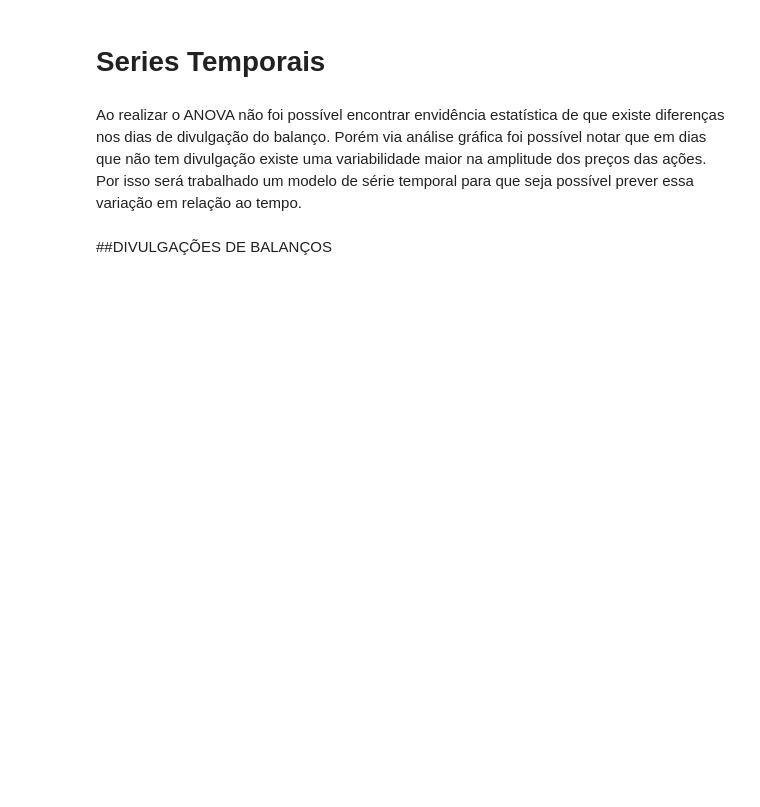
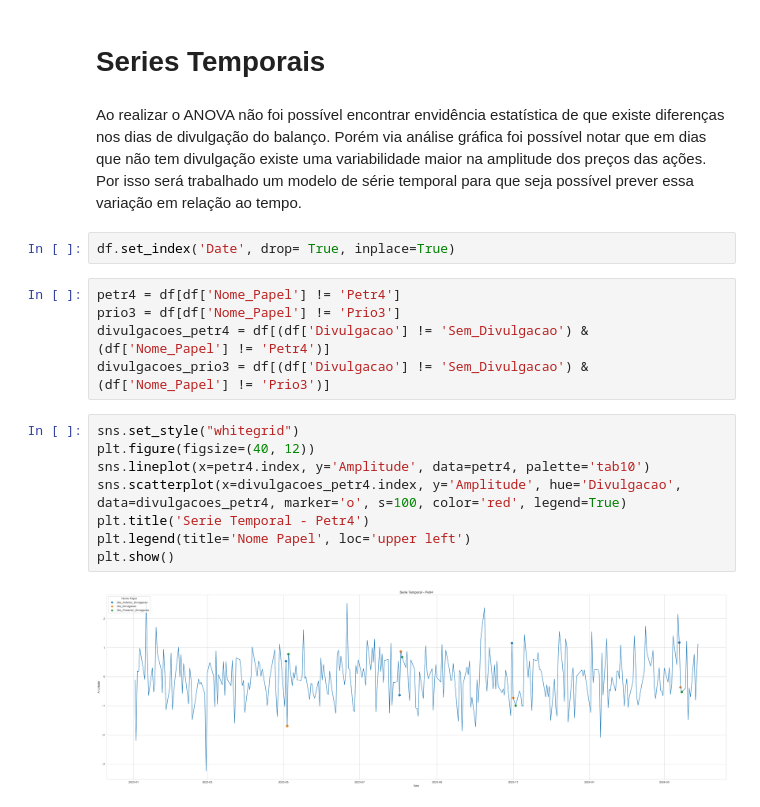
Before and after one commit to MatSchualtz/TCC, a Jupyter notebook: TCC.ipynb, the cells around one changed output. Saved outputs shown, nothing was run; the diff lists cells and outputs as text; blank space fills up the shorter version.

```diff
--- a/TCC.ipynb
+++ b/TCC.ipynb
@@ -251,5 +270,20 @@ Da mesma maneira que o teste anterior o Pvalor ficou alto, apontando que não ex
 # Series Temporais
 # %% [markdown]
 Ao realizar o ANOVA não foi possível encontrar envidência estatística de que existe diferenças nos dias de divulgação do balanço. Porém via análise gráfica foi possível notar que em dias que não tem divulgação existe uma variabilidade maior na amplitude dos preços das ações. Por isso será trabalhado um modelo de série temporal para que seja possível prever essa variação em relação ao tempo.
-# %% [markdown]
-##DIVULGAÇÕES DE BALANÇOS
+# %%
+df.set_index('Date', drop= True, inplace=True)
+# %%
+petr4 = df[df['Nome_Papel'] != 'Petr4']
+prio3 = df[df['Nome_Papel'] != 'Prio3']
+divulgacoes_petr4 = df[(df['Divulgacao'] != 'Sem_Divulgacao') & (df['Nome_Papel'] != 'Petr4')]
+divulgacoes_prio3 = df[(df['Divulgacao'] != 'Sem_Divulgacao') & (df['Nome_Papel'] != 'Prio3')]
+# %%
+sns.set_style("whitegrid")
+plt.figure(figsize=(40, 12))
+sns.lineplot(x=petr4.index, y='Amplitude', data=petr4, palette='tab10')
+sns.scatterplot(x=divulgacoes_petr4.index, y='Amplitude', hue='Divulgacao', data=divulgacoes_petr4, marker='o', s=100, color='red', legend=True)
+plt.title('Serie Temporal - Petr4')
+plt.legend(title='Nome Papel', loc='upper left')
+plt.show()
+# %% [output]
+[figure, added]
```
Also changed, not shown: parts of 8 cells of this notebook.
